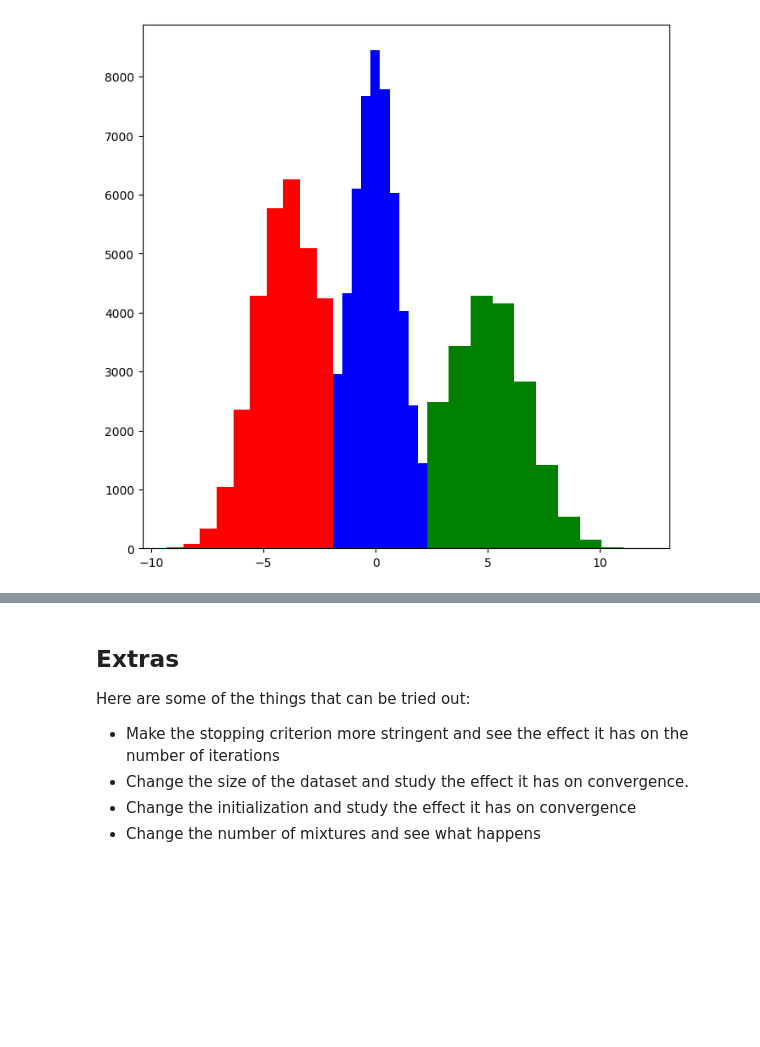
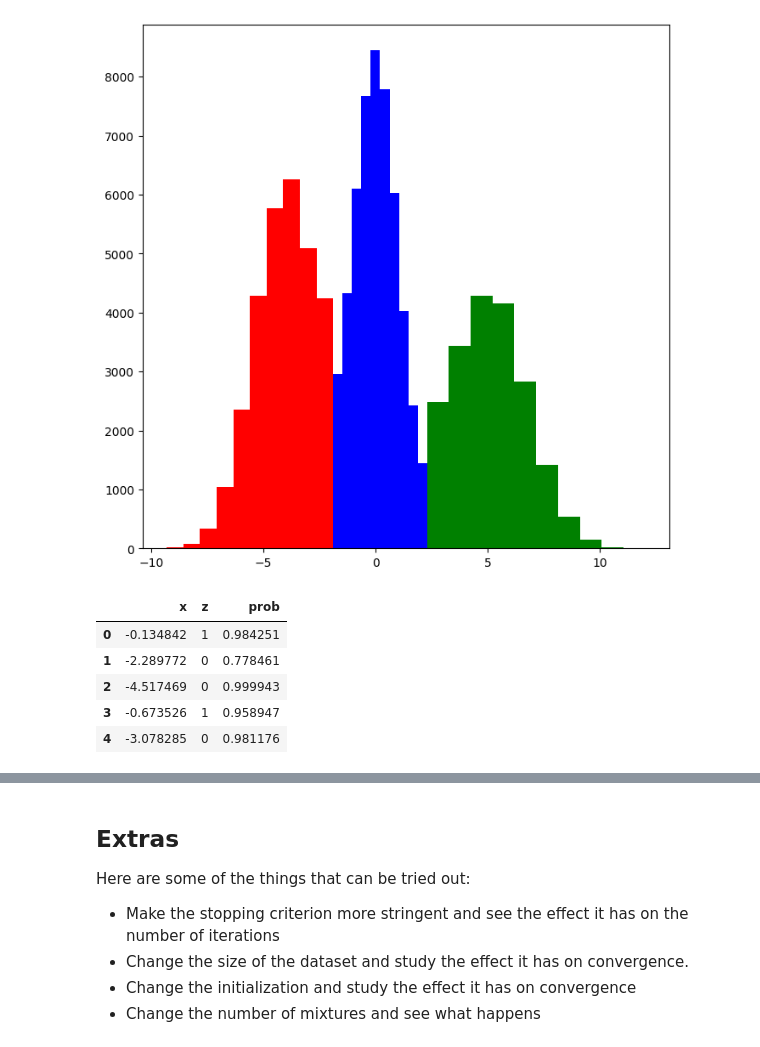
Before and after one commit to shivainlabs/Machine-Learning, a Jupyter notebook: Clustering/Estimation/EM_Algorithm_using_Numpy.ipynb, the cells around one changed output, grey strips where cells are left out. Drawn from its saved outputs; the diff is of its cells as text; code cells hidden in the pictures; blank space fills up the shorter version.

```diff
--- a/Clustering/Estimation/EM_Algorithm_using_Numpy.ipynb
+++ b/Clustering/Estimation/EM_Algorithm_using_Numpy.ipynb
@@ -281,3 +281,5 @@ for i in range(3):
   plt.hist(X[i==z],color=color_para[i])
 # %% [output]
 [figure]
+# %%
+max_val = np.max(lamb,axis=1)
@@ -283,0 +288,11 @@ for i in range(3):
+# %%
+df = pd.DataFrame(data={"x":X,"z":z,"prob":max_val})
+# %%
+df.head()
+# %% [output]
+|  | x | z | prob |
+| 0 | -0.134842 | 1 | 0.984251 |
+| 1 | -2.289772 | 0 | 0.778461 |
+| 2 | -4.517469 | 0 | 0.999943 |
+| 3 | -0.673526 | 1 | 0.958947 |
+| 4 | -3.078285 | 0 | 0.981176 |
```
Also changed, not shown: parts of 3 cells of this notebook.
